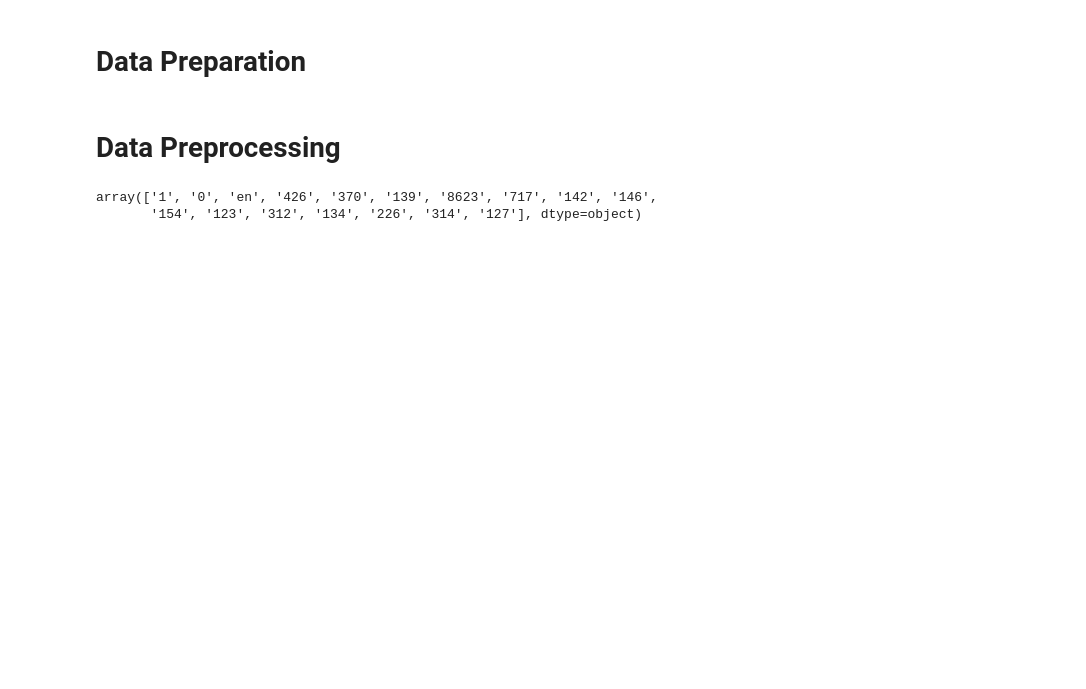
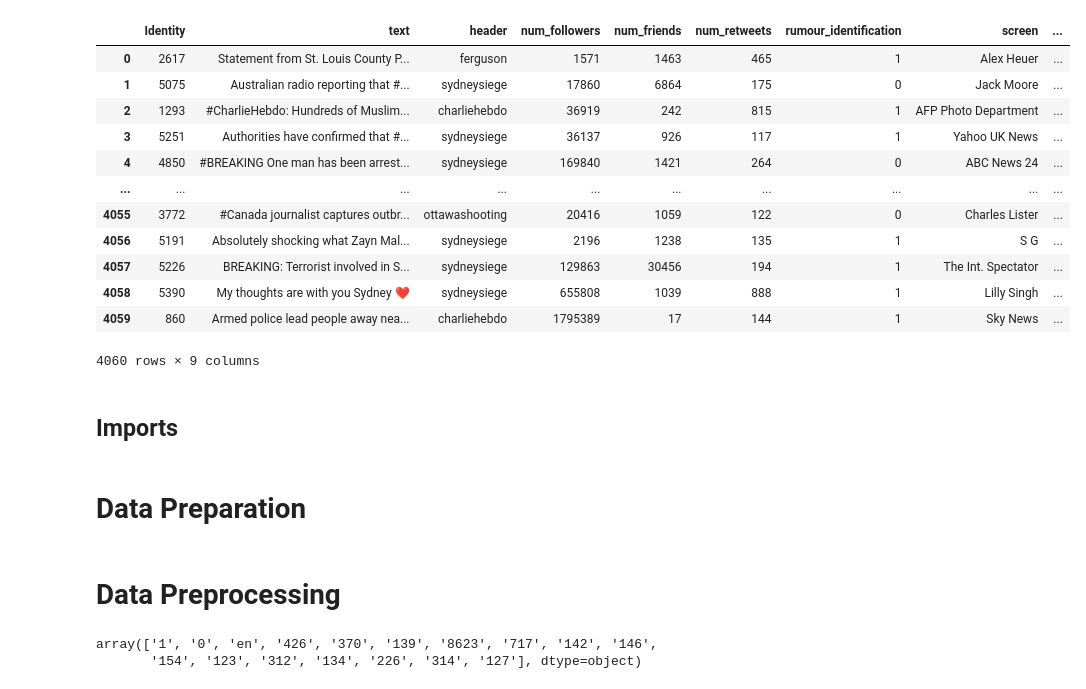
Before and after one commit to hruthiksiva/DataScience-Competitions, a Jupyter notebook: iith_deepn.ipynb, the cells around one changed output. Drawn from its saved outputs; the diff is of its cells as text; code cells hidden in the pictures; blank space fills up the shorter version.

```diff
--- a/iith_deepn.ipynb
+++ b/iith_deepn.ipynb
@@ -2,0 +173,3 @@
+# %%
+df = pd.read_csv('Train.csv')
+df2 = pd.read_csv('Test.csv')
@@ -3,3 +191,21 @@
+# %%
+df.head(40000)
+# %% [output]
+|  | Identity | text | header | num_followers | num_friends | num_retweets | rumour_identification | screen | ... |
+| 0 | 2617 | Statement from St. Louis County P... | ferguson | 1571 | 1463 | 465 | 1 | Alex Heuer | ... |
+| 1 | 5075 | Australian radio reporting that #... | sydneysiege | 17860 | 6864 | 175 | 0 | Jack Moore | ... |
+| 2 | 1293 | #CharlieHebdo: Hundreds of Muslim... | charliehebdo | 36919 | 242 | 815 | 1 | AFP Photo Department | ... |
+| 3 | 5251 | Authorities have confirmed that #... | sydneysiege | 36137 | 926 | 117 | 1 | Yahoo UK News | ... |
+| 4 | 4850 | #BREAKING One man has been arrest... | sydneysiege | 169840 | 1421 | 264 | 0 | ABC News 24 | ... |
+| ... | ... | ... | ... | ... | ... | ... | ... | ... | ... |
+| 4055 | 3772 | #Canada journalist captures outbr... | ottawashooting | 20416 | 1059 | 122 | 0 | Charles Lister | ... |
+| 4056 | 5191 | Absolutely shocking what Zayn Mal... | sydneysiege | 2196 | 1238 | 135 | 1 | S G | ... |
+| 4057 | 5226 | BREAKING: Terrorist involved in S... | sydneysiege | 129863 | 30456 | 194 | 1 | The Int. Spectator | ... |
+| 4058 | 5390 | My thoughts are with you Sydney ❤️ | sydneysiege | 655808 | 1039 | 888 | 1 | Lilly Singh | ... |
+| 4059 | 860 | Armed police lead people away nea... | charliehebdo | 1795389 | 17 | 144 | 1 | Sky News | ... |
+4060 rows × 9 columns
+# %% [markdown]
+## Imports
 # %%
 import pandas as pd
 import numpy as np
```
Also changed, not shown: parts of 29 cells of this notebook.
